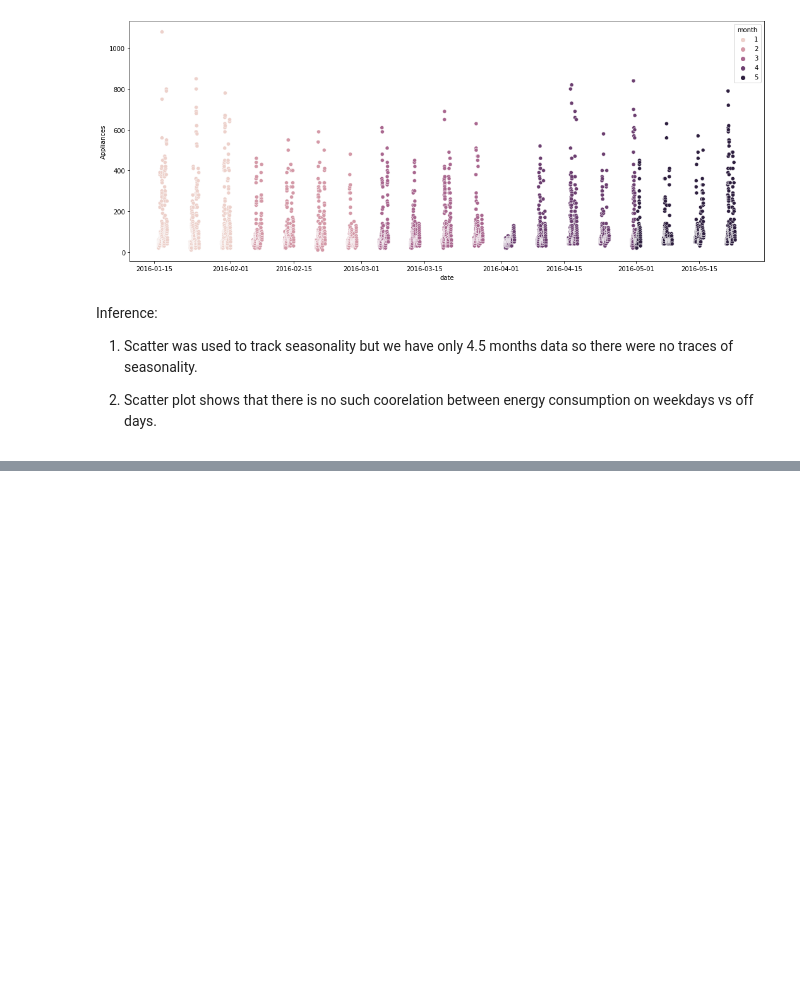
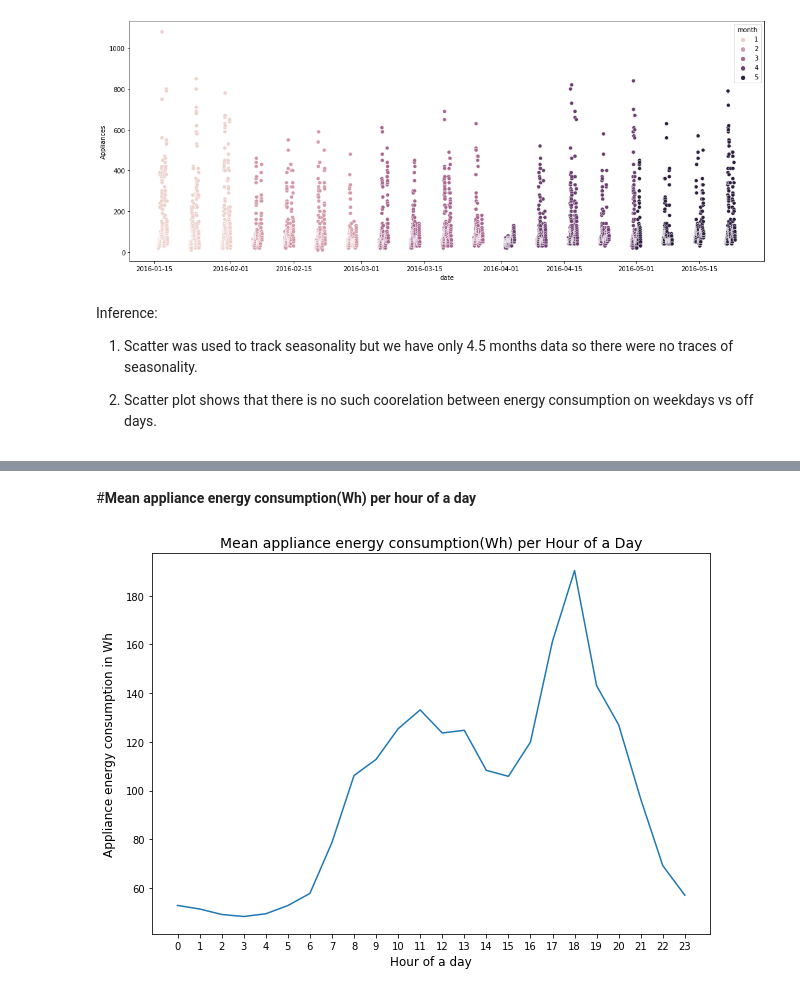
Before and after one commit to Akshadanair/Appliances-Energy-Prediction, a Jupyter notebook: Appliances_Energy_Prediction.ipynb, the cells around one changed output, grey strips where cells are left out. Cells and saved outputs as stored; diff of their text form; code cells hidden in the pictures; blank space fills up the shorter version.

```diff
--- a/Appliances_Energy_Prediction.ipynb
+++ b/Appliances_Energy_Prediction.ipynb
@@ -373,0 +431,17 @@ Inference:
+# %% [markdown]
+#**Mean appliance energy consumption(Wh) per hour of a day**
+# %%
+#Line chart for mean appliance energy consumption(Wh) per Hour of a Day
+hourly('Appliances').plot(figsize=(10,7))
+
+#Creating ticks range and labels for the line chart
+ticks = list(range(0, 24))
+
+#To display x label, y label and the title of the line chart
+plt.xlabel('Hour of a day', fontsize = 12)
+plt.ylabel('Appliance energy consumption in Wh', fontsize = 12, labelpad = 10)
+plt.title('Mean appliance energy consumption(Wh) per Hour of a Day', fontsize = 14)
+plt.xticks(ticks)
+plt.show()
+# %% [output]
+[figure, added]
```
Also changed, not shown: parts of 16 cells of this notebook.
